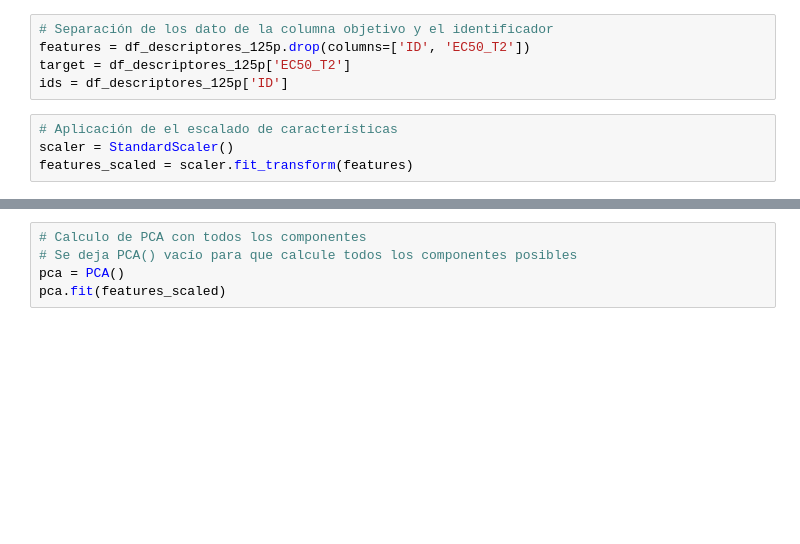
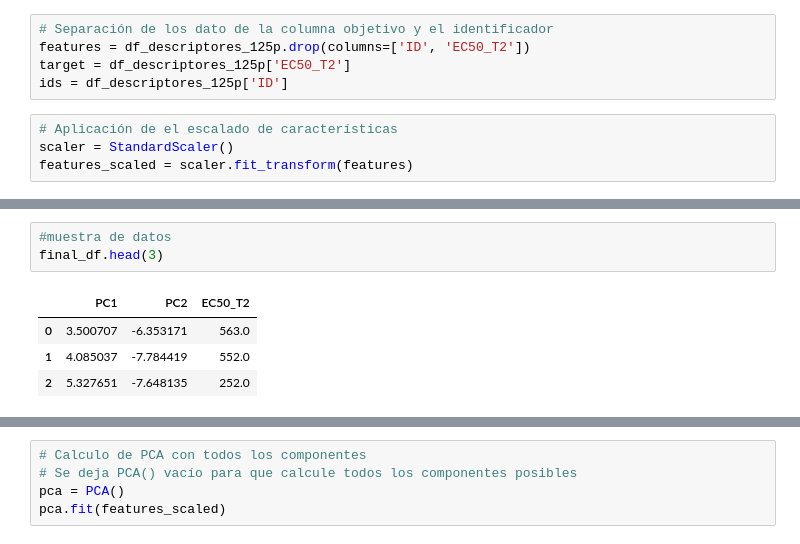
Before and after one commit to Julio21-ai/glp-1_drug_discovery, a Jupyter notebook: notebooks/Avance 2.ipynb, the cells around one changed output, grey strips where cells are left out. Cells and saved outputs as stored; diff of their text form; blank space fills up the shorter version.

```diff
--- a/notebooks/Avance 2.ipynb
+++ b/notebooks/Avance 2.ipynb
@@ -579,0 +716,8 @@ plot_pca_2d(final_df, color_by=final_df['EC50_T2'],label = "EC_50")
+# %%
+#muestra de datos
+final_df.head(3)
+# %% [output]
+|  | PC1 | PC2 | EC50_T2 |
+| 0 | 3.500707 | -6.353171 | 563.0 |
+| 1 | 4.085037 | -7.784419 | 552.0 |
+| 2 | 5.327651 | -7.648135 | 252.0 |
```
Also changed, not shown: parts of 59 cells of this notebook, 6 other files.
